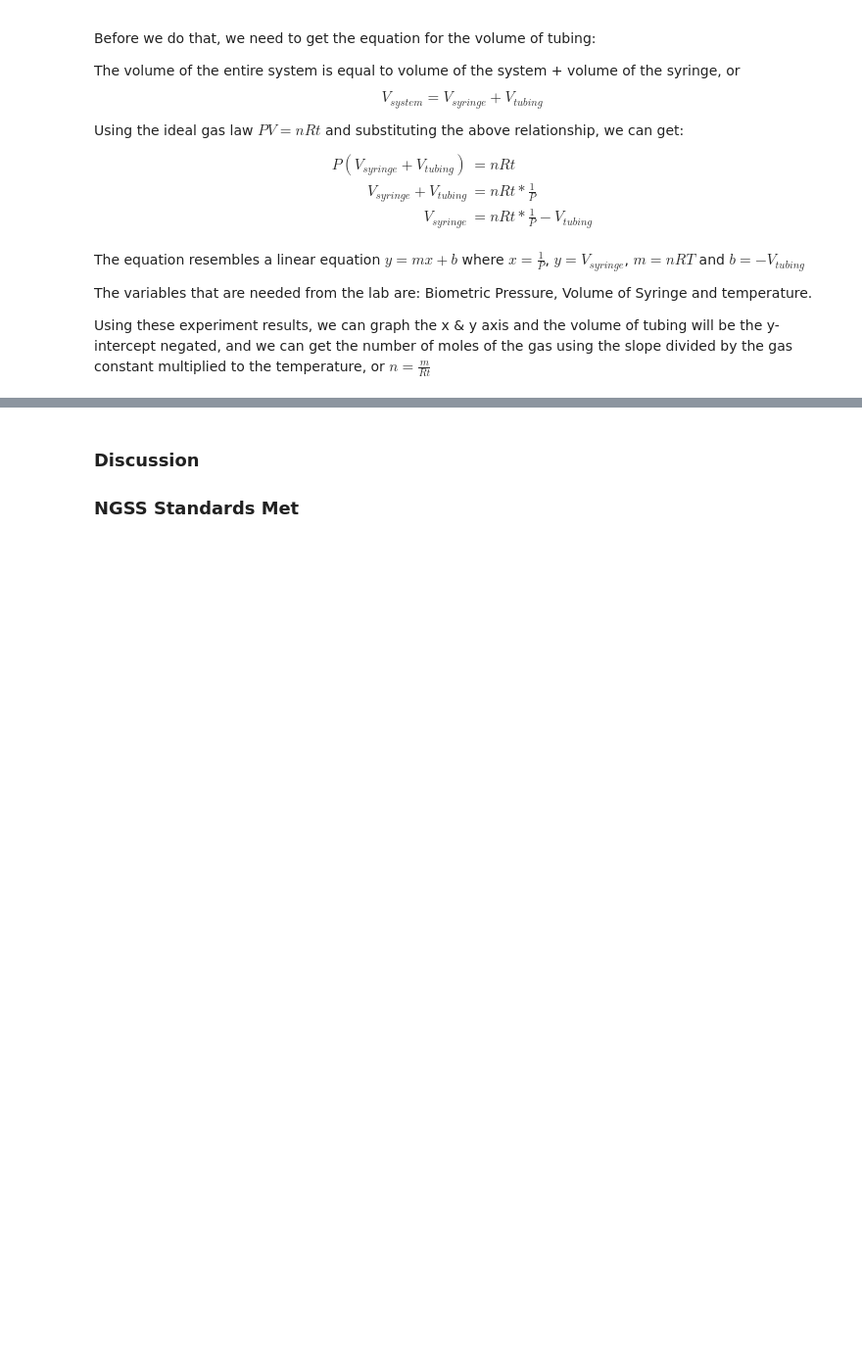
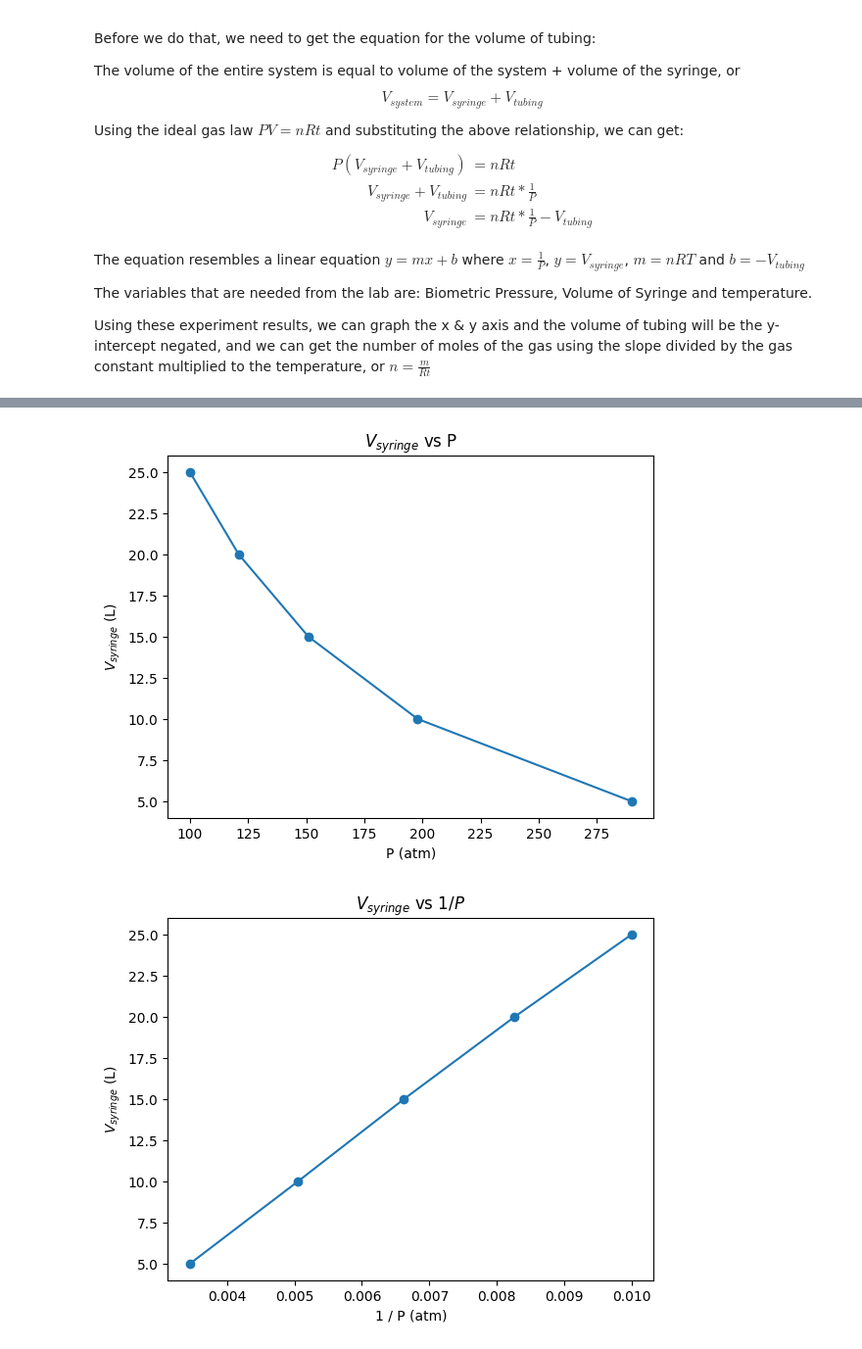
Before and after one commit to Alvin-He/jupyter-notebooks, a Jupyter notebook: Chem Honors/Boyles's law/boylesLaw.ipynb, the cells around one changed output, grey strips where cells are left out. Shown at 98% size. Drawn from its saved outputs; the diff is of its cells as text; code cells hidden in the pictures; blank space fills up the shorter version.

```diff
--- a/Chem Honors/Boyles's law/boylesLaw.ipynb
+++ b/Chem Honors/Boyles's law/boylesLaw.ipynb
@@ -39,5 +44,61 @@ import matplotlib.pyplot
-# %% [markdown]
-### Discussion
-
-
-### NGSS Standards Met
+# %%
+from sklearn.linear_model import LinearRegression # simple least squares, easier machine learning model to use
+import matplotlib.pyplot as plt
+import numpy as np
+from IPython.display import Markdown as md # allowing markdown to be written in python and use python variables
+
+temperature = 20.1
+
+data = {
+    "pressure": [100, 121, 151, 198, 290],
+    "V_syringe": [25, 20, 15, 10, 5]
+}
+# calculating 1 over pressure
+data["1 / pressure"] = []
+for i in data["pressure"]:
+    data["1 / pressure"].append(1 / i)
+
+# machine learning model for least squares analysis
+def analyze(data2DArray):
+    lr = LinearRegression()
+    x = data2DArray['pressure']
+    y = data2DArray['V_syringe']
+    lr.fit(x, y)
+    prediction = lr.predict(x)  # generate the line of best fit
+    # slope(g/ml) rounded to 4 decimal places for accuracy
+    slope = float(np.round(lr.coef_, 4)[0])
+    return prediction, slope
+
+# draw the scatter graph and the line of best fit
+def graph(axis, data2DArray, predictOut):
+    x = data2DArray['volume']
+    axis.scatter(x, data2DArray['mass'])
+    lineOfBestFit, = axis.plot(x, predictOut)
+    return lineOfBestFit
+
+# fg, axs = plt.subplots(2)
+plt.figure()
+ax = plt.gca()
+ax.set_xlabel("P (atm)")
+ax.set_ylabel("$V_{syringe}$ (L)")
+ax.set_title("$V_{syringe}$ vs P")
+
+ax.scatter(data["pressure"], data["V_syringe"])
+pressureGraph = ax.plot(data["pressure"], data["V_syringe"])
+
+plt.figure()
+ax = plt.gca()
+ax.set_xlabel("1 / P (atm)")
+ax.set_ylabel("$V_{syringe}$ (L)")
+ax.set_title("$V_{syringe}$ vs $1 / P$")
+
+ax.scatter(data["1 / pressure"], data["V_syringe"])
+oneOverPressureGraph = ax.plot(data["1 / pressure"], data["V_syringe"])
+slope = (data["V_syringe"][0] - data["V_syringe"][1]) / (data["1 / pressure"][0] - data["1 / pressure"][1])
+slope = np.round(slope, 3)
+yIntercept = data["V_syringe"][0] - slope * data["1 / pressure"][0]
+yIntercept = np.round(yIntercept, 3)
+# _ = ax.legend(oneOverPressureGraph, ["Equation: $y = %sx + %s$" % (slope, yIntercept)])
+# %% [output]
+[figure, added]
+[figure, added]
```
Also changed, not shown: parts of 5 cells of this notebook, 1 other file.
